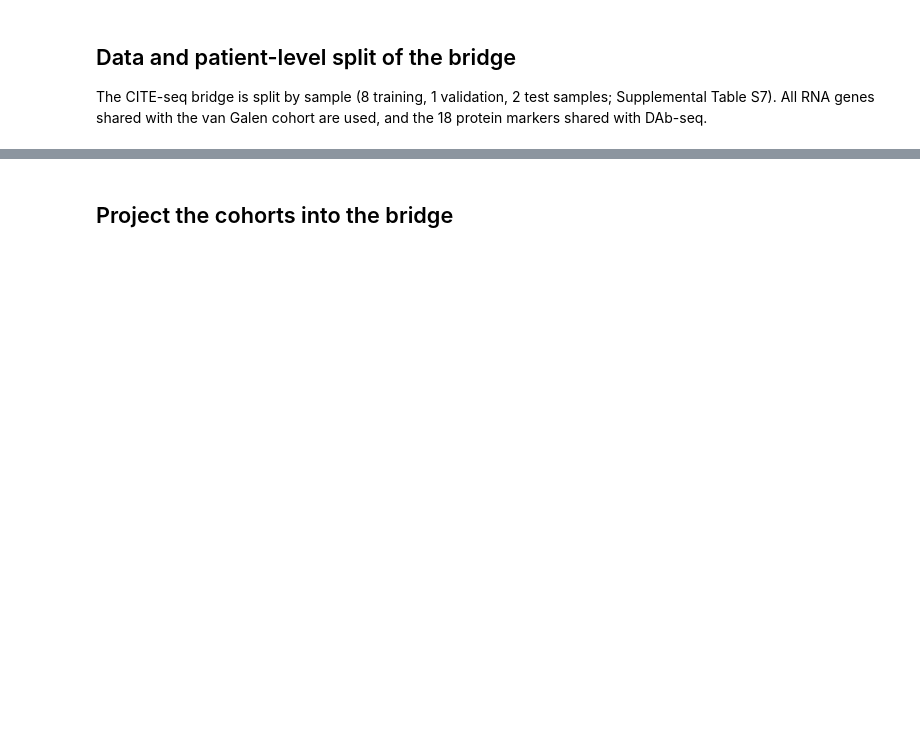
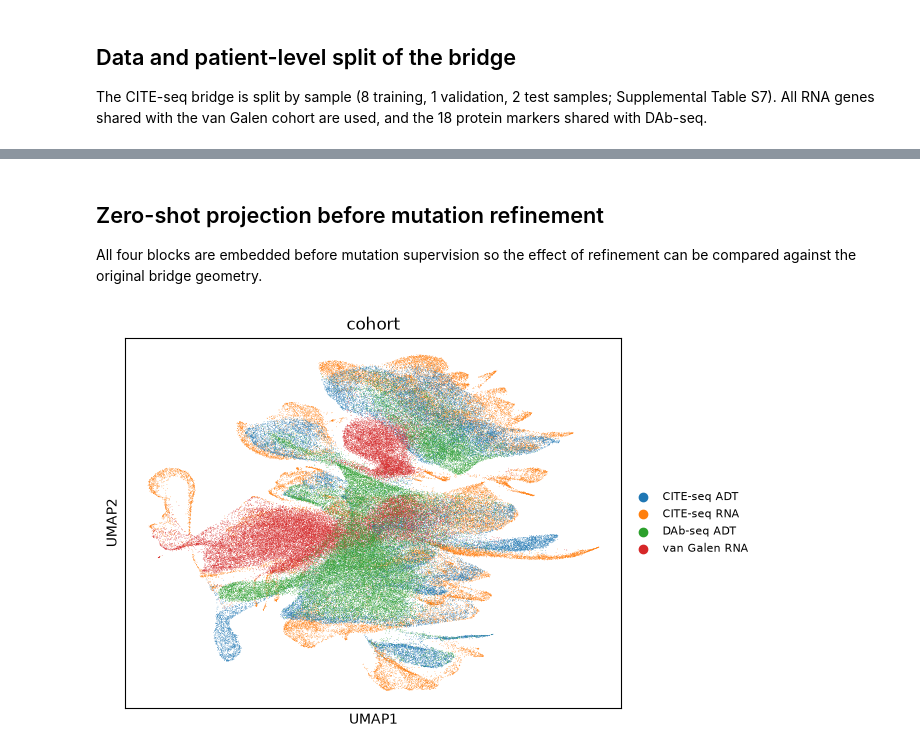
Before and after one commit to Ashford-A/UniVI, a Jupyter notebook: docs/reproducibility/api/fig7_aml.ipynb, the cells around one changed output, grey strips where cells are left out. Drawn from its saved outputs; the diff is of its cells as text; code cells hidden in the pictures; blank space fills up the shorter version.

```diff
--- a/docs/reproducibility/api/fig7_aml.ipynb
+++ b/docs/reproducibility/api/fig7_aml.ipynb
@@ -55,2 +240,7 @@ vg_pp, dab_pp = rna_prep.transform(vg), adt_prep.transform(dab)
+# %%
+dab_pp = preprocess_dab_processed_X(dab, features=adt_prep.features_, clip=10.0,)
+
+cite_train = {m: a[splits["train"]].copy() for m, a in cite.items()}
+cite_val = {m: a[splits["val"]].copy() for m, a in cite.items()}
 # %%
 cfg = UniVIConfig(
@@ -70,9 +324,36 @@ UniVITrainer(
 # %% [markdown]
-## Project the cohorts into the bridge
+## Zero-shot projection before mutation refinement
+
+All four blocks are embedded before mutation supervision so the effect of refinement can be compared against the original bridge geometry.
 # %%
-joint = stack_embeddings(model, [("CITE-seq", "rna", cite["rna"]), ("van Galen", "rna", vg_pp), ("DAb-seq", "adt", dab_pp)],
-                         device=device)
-sc.pp.neighbors(joint, use_rep="X_univi", n_neighbors=30)
-sc.tl.umap(joint, random_state=0)
-sc.pl.umap(joint, color=["cohort"], legend_fontsize=8)
+bridge_blocks = [
+    ("CITE-seq RNA", "rna", cite["rna"]),
+    ("CITE-seq ADT", "adt", cite["adt"]),
+    ("van Galen RNA", "rna", vg_pp),
+    ("DAb-seq ADT", "adt", dab_pp),
+]
+
+joint_pre = stack_embeddings(
+    model,
+    bridge_blocks,
+    device=device,
+)
+
+sc.pp.neighbors(
+    joint_pre,
+    use_rep="X_univi",
+    n_neighbors=30,
+)
+sc.tl.umap(
+    joint_pre,
+    random_state=0,
+)
+
+sc.pl.umap(
+    joint_pre,
+    color=["cohort"],
+    legend_fontsize=8,
+)
+# %% [output]
+[figure, added]
 # %% [markdown]
```
Also changed, not shown: parts of 14 cells of this notebook, 15 other files.
